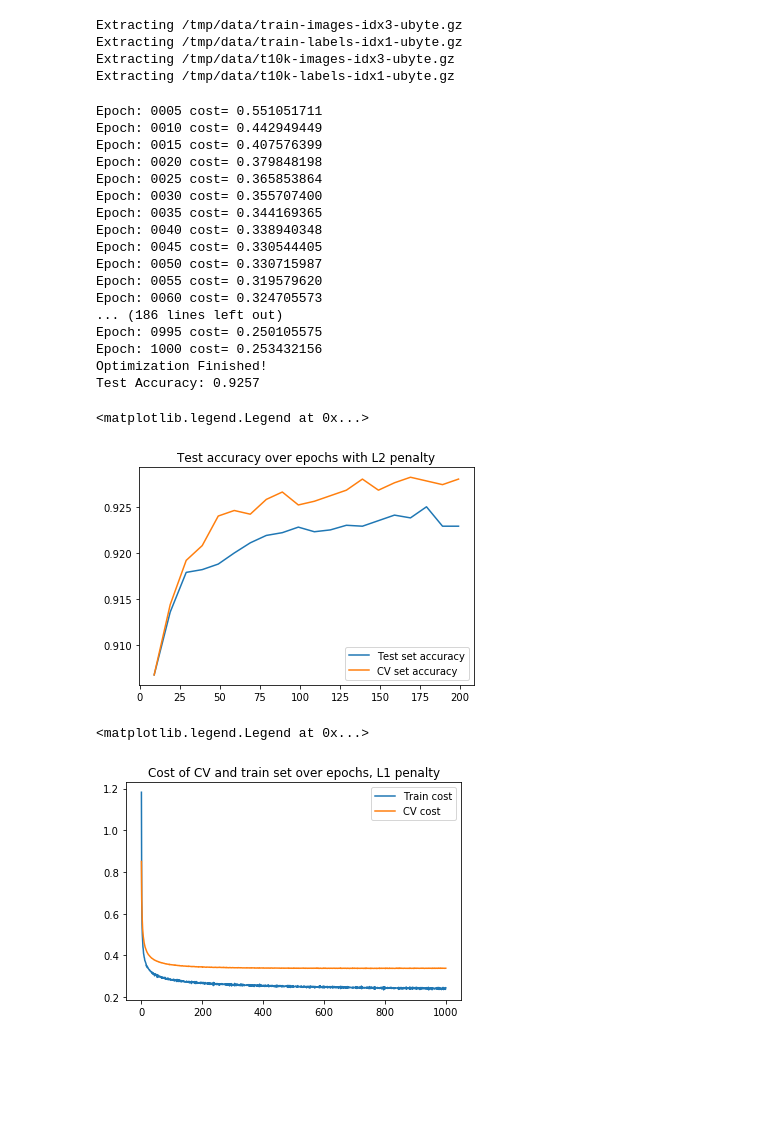
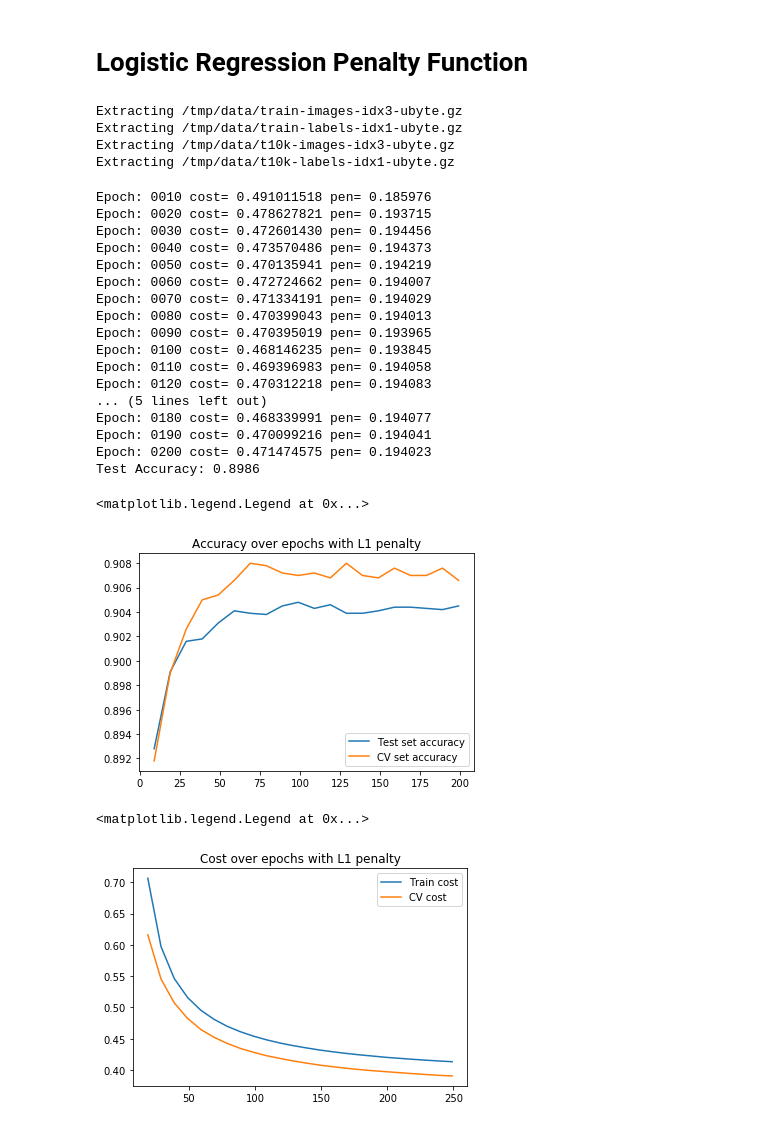
Before and after one commit to yujia21/MA6252, a Jupyter notebook: logistic_regression Penalties.ipynb, the cells around one changed output. Saved outputs shown, nothing was run; the diff lists cells and outputs as text; code cells hidden in the pictures; blank space fills up the shorter version.

```diff
--- a/logistic_regression Penalties.ipynb
+++ b/logistic_regression Penalties.ipynb
@@ -9,3 +1,5 @@ This example is using the MNIST database of handwritten digits (http://yann.lecu
+# %% [markdown]
+# Logistic Regression Penalty Function
 # %%
 import tensorflow as tf
 
@@ -20,9 +14,9 @@ Extracting /tmp/data/t10k-labels-idx1-ubyte.gz
 # %%
 # Parameters
 learning_rate = 0.01
-training_epochs = 1000
+training_epochs = 200
 batch_size = 100
-display_step = 5
+display_step = 10
 
 # tf Graph Input
 x = tf.placeholder(tf.float32, [None, 784]) # mnist data image of shape 28*28=784
@@ -39,9 +33,11 @@ pred = tf.nn.softmax(tf.matmul(x, W) + b) # Softmax
 cost = tf.reduce_mean(-tf.reduce_sum(y*tf.log(pred), reduction_indices=1))
 
 # regularized cost
-reg_para = 0.3
-L2_cost = cost + reg_para *tf.log(tf.reduce_mean(tf.reduce_sum(tf.pow(pred, 2)))) # add log for same order
-L1_cost = cost + reg_para *tf.log(tf.reduce_mean(tf.reduce_sum(tf.abs(pred)))) # add log for same order
+beta = 0.01
+L2_pen = beta * tf.reduce_sum(W**2)# tf.nn.l2_loss(W)
+L2_cost = cost + L2_pen
+L1_pen = beta * tf.reduce_sum(tf.abs(W))
+L1_cost = cost + L1_pen
 
 # Gradient Descent
 #optimizer = tf.train.GradientDescentOptimizer(learning_rate).minimize(cost)
@@ -57,31 +53,36 @@ CV_epoch = []
 train_cost = []
 CV_cost = []
 test_accuracy = []
+
+total_batch = int(mnist.train.num_examples/batch_size)
+
 with tf.Session() as sess:
     sess.run(init)
 
     # Training cycle
     for epoch in range(training_epochs):
         avg_cost = 0.
-        total_batch = int(mnist.train.num_examples/batch_size)
         # Loop over all batches
         for i in range(total_batch):
             batch_xs, batch_ys = mnist.train.next_batch(batch_size)
             # Fit training using batch data
-            _, c = sess.run([optimizer, cost], feed_dict={x: batch_xs,
-                                                          y: batch_ys})
+            _, c = sess.run([optimizer, cost], feed_dict={x: batch_xs, y: batch_ys})
 
             # Compute average loss
             avg_cost += c / total_batch
+
+        # Add training and CV cost to plot
         train_cost = train_cost + [avg_cost]
-        CV_cost = CV_cost + [sess.run(cost, feed_dict = {x: mnist.test.images[:5000], y: mnist.test.labels[:5000]})]
-        # Display logs per epoch step
+        CV_cost = CV_cost + [sess.run(cost, feed_dict = {x: mnist.validation.images, y: mnist.validation.labels})]
+
+        # Display loss per epoch step
         if (epoch+1) % display_step == 0:
-            print("Epoch:", '%04d' % (epoch+1), "cost=", "{:.9f}".format(avg_cost))
+            print("Epoch:", '%04d' % (epoch+1), "cost=", "{:.9f}".format(avg_cost), "pen=", str(L2_pen.eval()))
 
         if ((epoch+1)%10 == 0):
             # Test model
             correct_prediction = tf.equal(tf.argmax(pred, 1), tf.argmax(y, 1))
+
             # Calculate accuracy for CV and test set
             accuracy = tf.reduce_mean(tf.cast(correct_prediction, tf.float32))
             cv_acc = accuracy.eval({x: mnist.validation.images, y: mnist.validation.labels})
@@ -89,47 +90,47 @@ with tf.Session() as sess:
             CV_accuracy = CV_accuracy + [cv_acc]
             CV_epoch = CV_epoch + [epoch]
             test_accuracy = test_accuracy + [test_acc]
-    print("Optimization Finished!")
 
     # Test model
     correct_prediction = tf.equal(tf.argmax(pred, 1), tf.argmax(y, 1))
+
     # Calculate accuracy for test examples
     accuracy = tf.reduce_mean(tf.cast(correct_prediction, tf.float32))
     print("Test Accuracy:", accuracy.eval({x: mnist.test.images, y: mnist.test.labels}))
 # %% [output]
-Epoch: 0005 cost= 0.551051711
-Epoch: 0010 cost= 0.442949449
-Epoch: 0015 cost= 0.407576399
-Epoch: 0020 cost= 0.379848198
-Epoch: 0025 cost= 0.365853864
-Epoch: 0030 cost= 0.355707400
-Epoch: 0035 cost= 0.344169365
-Epoch: 0040 cost= 0.338940348
-Epoch: 0045 cost= 0.330544405
-Epoch: 0050 cost= 0.330715987
-Epoch: 0055 cost= 0.319579620
-Epoch: 0060 cost= 0.324705573
-... (186 lines left out)
-Epoch: 0995 cost= 0.250105575
-Epoch: 1000 cost= 0.253432156
-Optimization Finished!
-Test Accuracy: 0.9257
+Epoch: 0010 cost= 0.491011518 pen= 0.185976
+Epoch: 0020 cost= 0.478627821 pen= 0.193715
+Epoch: 0030 cost= 0.472601430 pen= 0.194456
+Epoch: 0040 cost= 0.473570486 pen= 0.194373
+Epoch: 0050 cost= 0.470135941 pen= 0.194219
+Epoch: 0060 cost= 0.472724662 pen= 0.194007
+Epoch: 0070 cost= 0.471334191 pen= 0.194029
+Epoch: 0080 cost= 0.470399043 pen= 0.194013
+Epoch: 0090 cost= 0.470395019 pen= 0.193965
+Epoch: 0100 cost= 0.468146235 pen= 0.193845
+Epoch: 0110 cost= 0.469396983 pen= 0.194058
+Epoch: 0120 cost= 0.470312218 pen= 0.194083
+... (5 lines left out)
+Epoch: 0180 cost= 0.468339991 pen= 0.194077
+Epoch: 0190 cost= 0.470099216 pen= 0.194041
+Epoch: 0200 cost= 0.471474575 pen= 0.194023
+Test Accuracy: 0.8986
 # %%
 import matplotlib.pyplot as plt
 %matplotlib inline
 
 plt.plot(CV_epoch[:20], test_accuracy[:20], label="Test set accuracy")
 plt.plot(CV_epoch[:20], CV_accuracy[:20], label="CV set accuracy")
-plt.title("Test accuracy over epochs with L2 penalty")
+plt.title("Accuracy over epochs with L1 penalty")
 plt.legend()
 # %% [output]
 <matplotlib.legend.Legend at 0x...>
-[figure, old version]
+[figure, new version]
 # %%
-plt.plot(train_cost, label="Train cost")
-plt.plot(CV_cost, label="CV cost")
-plt.title("Cost of CV and train set over epochs, L1 penalty")
+plt.plot(CV_epoch[1:25], train_cost[1:25], label="Train cost")
+plt.plot(CV_epoch[1:25], CV_cost[1:25], label="CV cost")
+plt.title("Cost over epochs with L1 penalty")
 plt.legend()
 # %% [output]
 <matplotlib.legend.Legend at 0x...>
-[figure, old version]
+[figure, new version]
```
Also changed, not shown: parts of 2 cells of this notebook, 1 other file.
